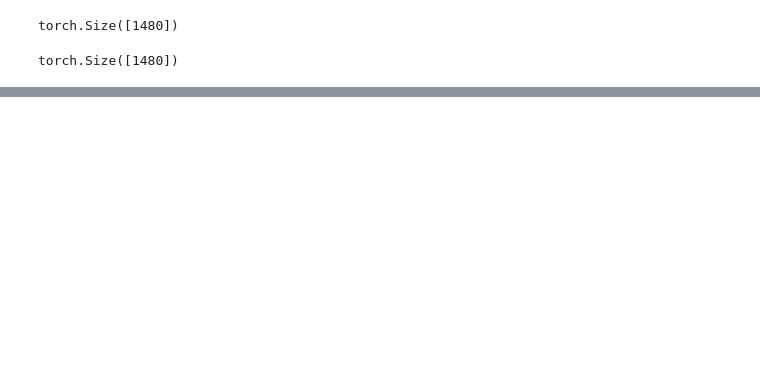
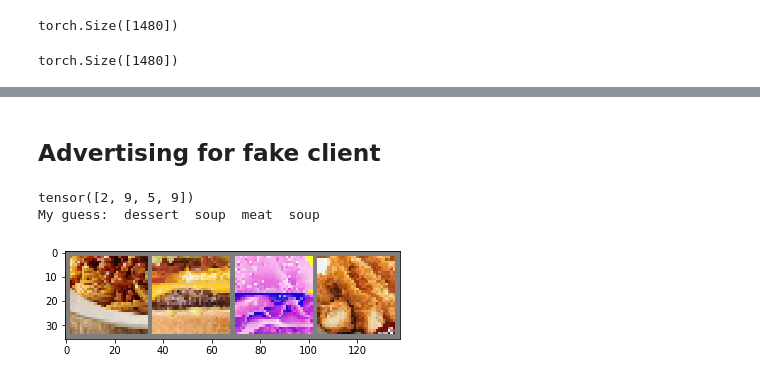
Before and after one commit to kimolivia/ad-image-captions, a Jupyter notebook: scripts/tweet-image-classifier.ipynb, the cells around one changed output, grey strips where cells are left out. Drawn from its saved outputs; the diff is of its cells as text; code cells hidden in the pictures; blank space fills up the shorter version.

Commit message:
Complete rough draft of MVP w/ Jollibee as fake client

```diff
--- a/scripts/tweet-image-classifier.ipynb
+++ b/scripts/tweet-image-classifier.ipynb
@@ -400,0 +322,2 @@ plt.imshow(cat)
+# %% [markdown]
+## Advertising for fake client
@@ -400,0 +336,21 @@ plt.imshow(cat)
+# %%
+jolliset = Food11Dataset(csv_file='../data/Fake-Client/fclient-imgs-index.csv',
+                         root_dir='../data/Fake-Client/imgs',
+                        transform=my_transform)
+# %%
+jolliloader = DataLoader(jolliset, batch_size=4,
+                         shuffle=False, num_workers=0) #num_workers=0 because can't parallelize in Windows
+classes = ('bread', 'dairy-product', 'dessert', 'egg', 'fried-food', 'meat', 'noodles/pasta', 'rice', 'seafood', 'soup', 'vegetable', 'fruit') # tuple that I can index into
+# %%
+dataiter = iter(jolliloader)
+# %%
+imgs1, _ = dataiter.next()
+predict = net(imgs1.float())
+_, y1 = torch.max(predict, 1)
+print(y1)
+print('My guess: ', ' '.join('%5s' % classes[y1[j]] for j in range(4)))
+imshow(utils.make_grid(imgs1))
+# %% [output]
+tensor([2, 9, 5, 9])
+My guess:  dessert  soup  meat  soup
+[figure, added]
```
Also changed, not shown: parts of 39 cells of this notebook, 5 other files.
